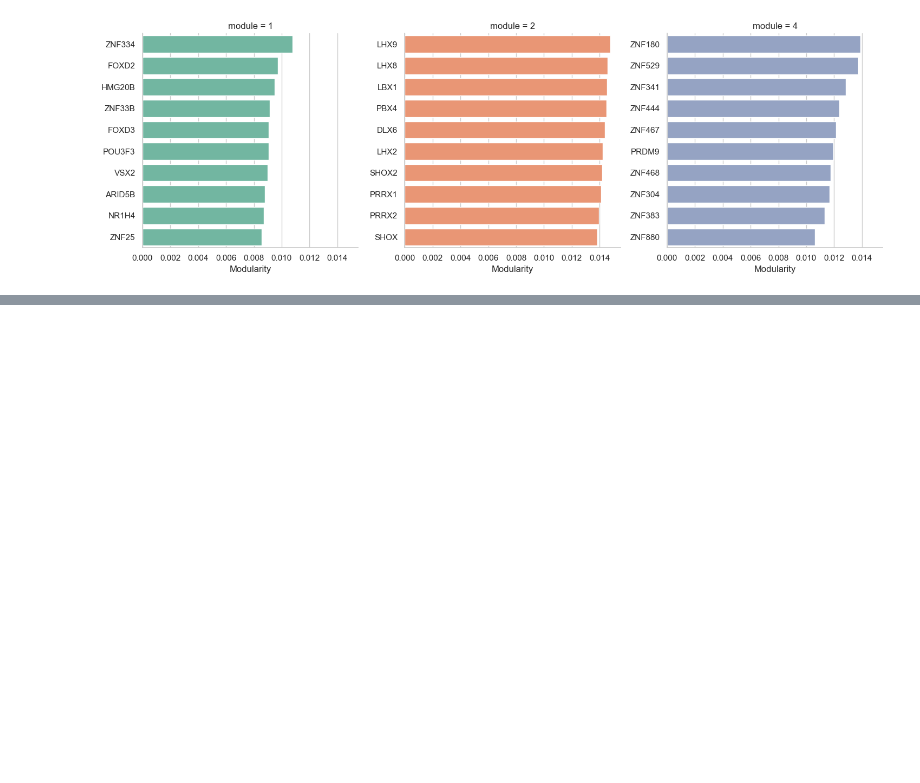
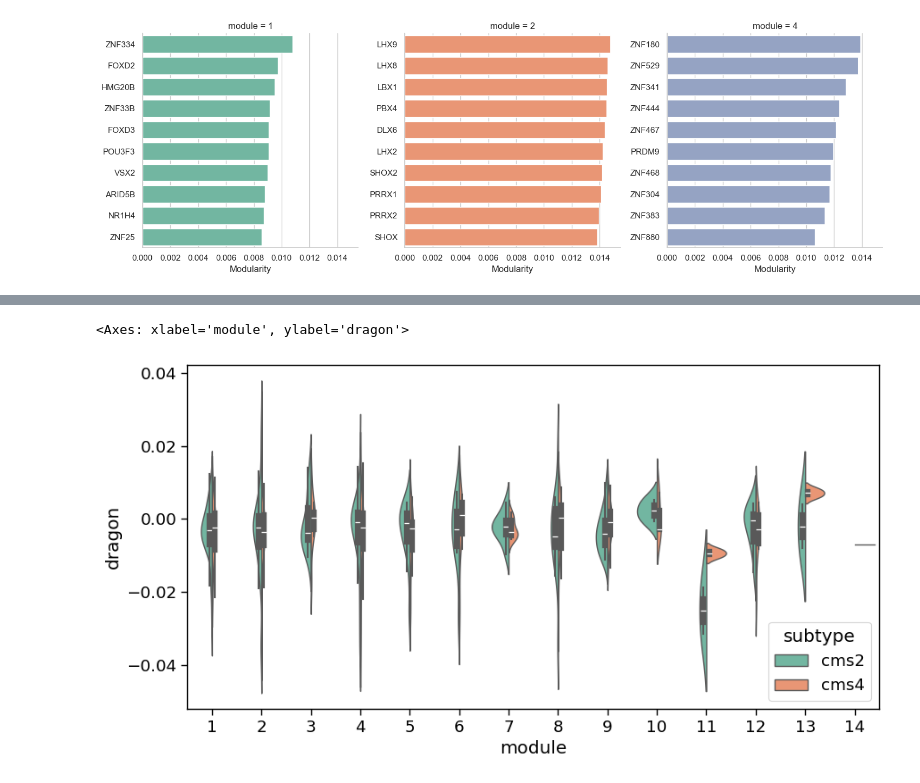
Before and after one commit to QuackenbushLab/tcga-data-supplement, a Jupyter notebook: notebooks/coad_subtype_alpaca_connectivity.ipynb, the cells around one changed output, grey strips where cells are left out. Drawn from its saved outputs; the diff is of its cells as text; code cells hidden in the pictures; blank space fills up the shorter version.

```diff
--- a/notebooks/coad_subtype_alpaca_connectivity.ipynb
+++ b/notebooks/coad_subtype_alpaca_connectivity.ipynb
@@ -450,0 +592,3 @@ g1.fig.savefig(outputDir + 'top_tfs_modules_1_2_4.pdf', dpi=300)
+# %%
+dragon_direct = dragon_trans[dragon_trans['same TF']==True]
+dragon_direct.head()
@@ -450,0 +603,9 @@ g1.fig.savefig(outputDir + 'top_tfs_modules_1_2_4.pdf', dpi=300)
+# %%
+th = 0.1 #quantile threshold
+
+for key in subtype_order:
+    threshold = dragon_direct[key].dropna().quantile(th)
+    print(key, threshold)
+    dragon_direct[key+'_lower'] = dragon_direct[key] < threshold
+dragon_direct['lower'] = np.sum(dragon_direct.loc[:,[key+'_lower' for key in subtype_order]], axis = 1)
+dragon_direct.sort_values(by = 'lower', ascending = True)
@@ -450,0 +717,15 @@ g1.fig.savefig(outputDir + 'top_tfs_modules_1_2_4.pdf', dpi=300)
+# %%
+ttt4 = membership_dragon.loc[:,['module','cms4','raw_modularity']]
+ttt4['subtype'] = 'cms4'
+ttt4 = ttt4.rename(columns={'cms4': 'dragon'})
+
+ttt2 = membership_dragon.loc[:,['module','cms2','raw_modularity']]
+ttt2['subtype'] = 'cms2'
+ttt2 = ttt2.rename(columns={'cms2': 'dragon'})
+
+ttt = pd.concat([ttt2, ttt4], axis=0)
+f, ax = plt.subplots(figsize=(10,5))
+sns.violinplot(x = 'module', y = 'dragon', data = ttt.reset_index(), palette = 'Set2', hue= 'subtype', split=True)
+# %% [output]
+<Axes: xlabel='module', ylabel='dragon'>
+[figure, added]
```
Also changed, not shown: parts of 42 cells of this notebook, 7 other files.
